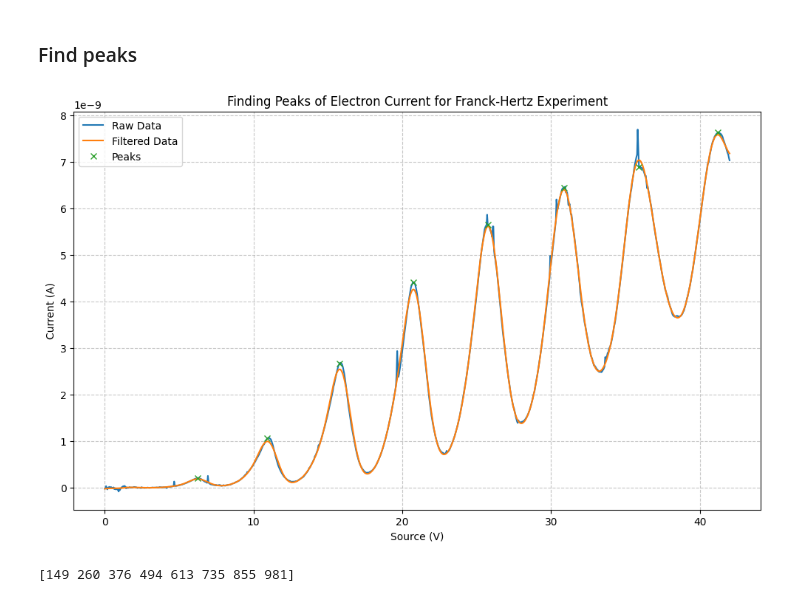
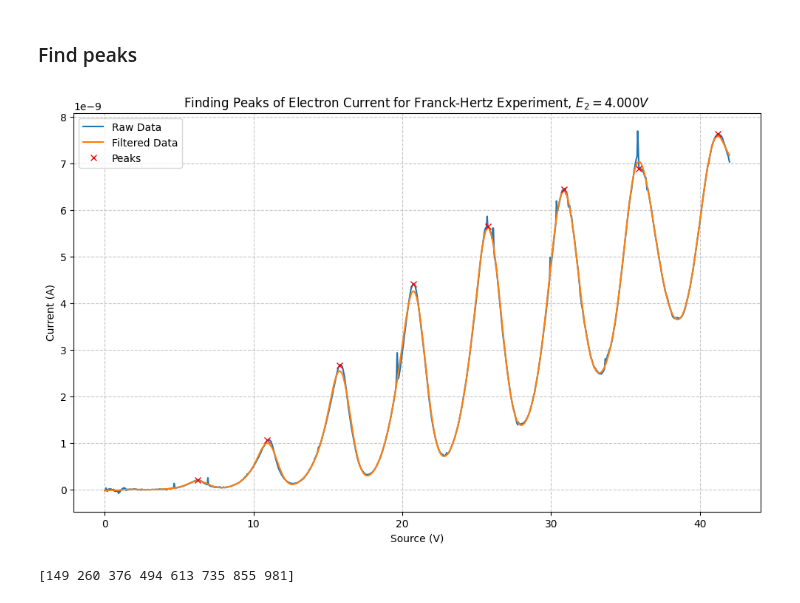
Before and after one commit to lucaschoii/PHY294-Franck-Hertz, a Jupyter notebook: plot.ipynb, the cells around one changed output. Saved outputs shown, nothing was run; the diff lists cells and outputs as text; code cells hidden in the pictures.

```diff
--- a/plot.ipynb
+++ b/plot.ipynb
@@ -49,24 +49,26 @@ plt.show()
 # %%
 x = dataframes[4.0]['CH2 Voltage']
 y = dataframes[4.0]['CH1 Current']
+dx = 0.0005
+dy = 0.05 * 10**-13
 
 # apply a bandpass filter
 b, a = signal.butter(3, 0.05)
 y_filtered = signal.filtfilt(b, a, y)
 
-peaks, _ = signal.find_peaks(y_filtered, height=0.00000000001)
+peaks, _ = signal.find_peaks(y_filtered, height= 1 * 10**-11)
 
 plt.figure(figsize=(12, 7))
 plt.plot(x, y, label='Raw Data')
 plt.plot(x, y_filtered, label='Filtered Data')
-plt.plot(x[peaks], y[peaks], 'x', label='Peaks')
+plt.plot(x[peaks], y[peaks], 'rx', label='Peaks')
 plt.xlabel('Source (V)')
 plt.ylabel('Current (A)')
 plt.legend()
 plt.grid(True, linestyle='--', alpha=0.7)
-plt.title('Finding Peaks of Electron Current for Franck-Hertz Experiment')
+plt.title('Finding Peaks of Electron Current for Franck-Hertz Experiment, $E_2 = 4.000V$ ')
 plt.show()
 print(peaks)
 # %% [output]
-[figure, old version]
+[figure, new version]
 [149 260 376 494 613 735 855 981]
```
Also changed, not shown: parts of 6 cells of this notebook.
